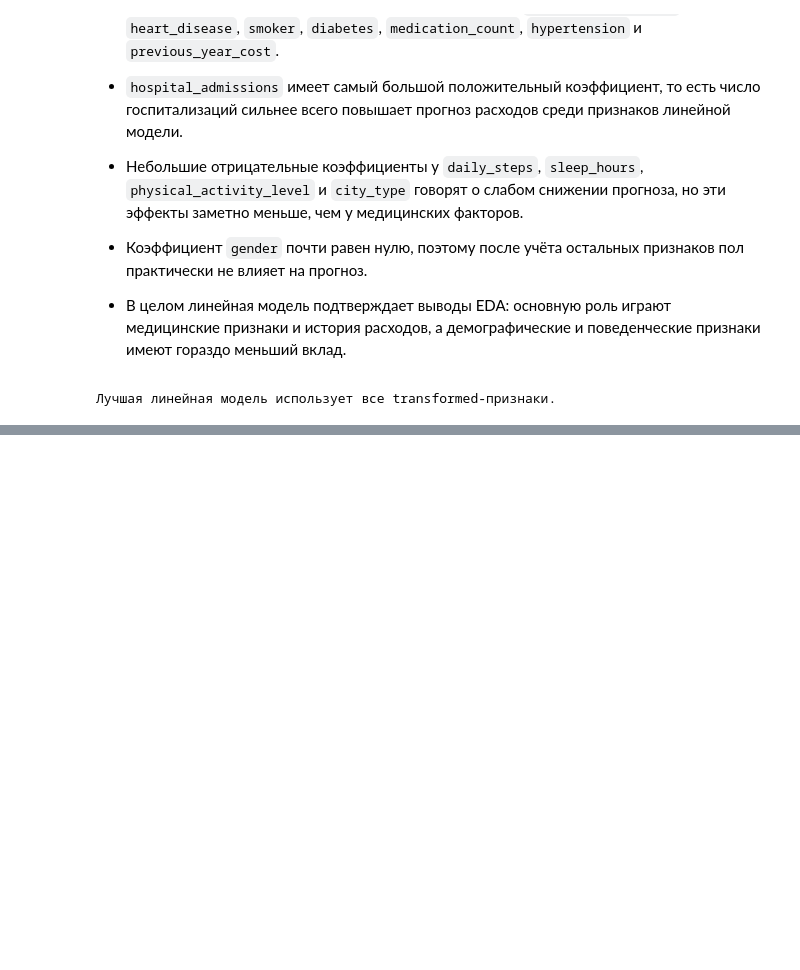
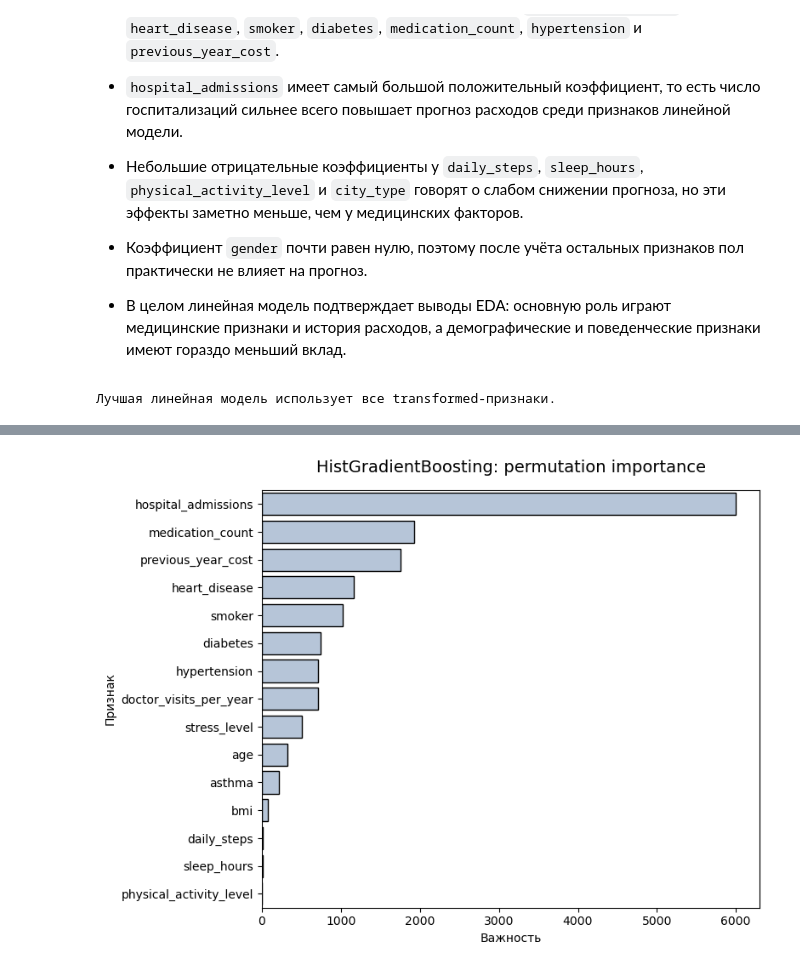
Before and after one commit to horacemtb/medcost-prediction-app, a Jupyter notebook: notebooks/full-research.ipynb, the cells around one changed output, grey strips where cells are left out. Drawn from its saved outputs; the diff is of its cells as text; code cells hidden in the pictures; blank space fills up the shorter version.

```diff
--- a/notebooks/full-research.ipynb
+++ b/notebooks/full-research.ipynb
@@ -2466,0 +2827,10 @@ Gradient Boosting показывает результат значительно
+# %%
+plot_feature_importance(
+    hgb_permutation_importance,
+    title='HistGradientBoosting: permutation importance',
+    feature_col='feature',
+    importance_col='importance',
+    top_n=15
+)
+# %% [output]
+[figure, added]
```
Also changed, not shown: parts of 124 cells of this notebook.
